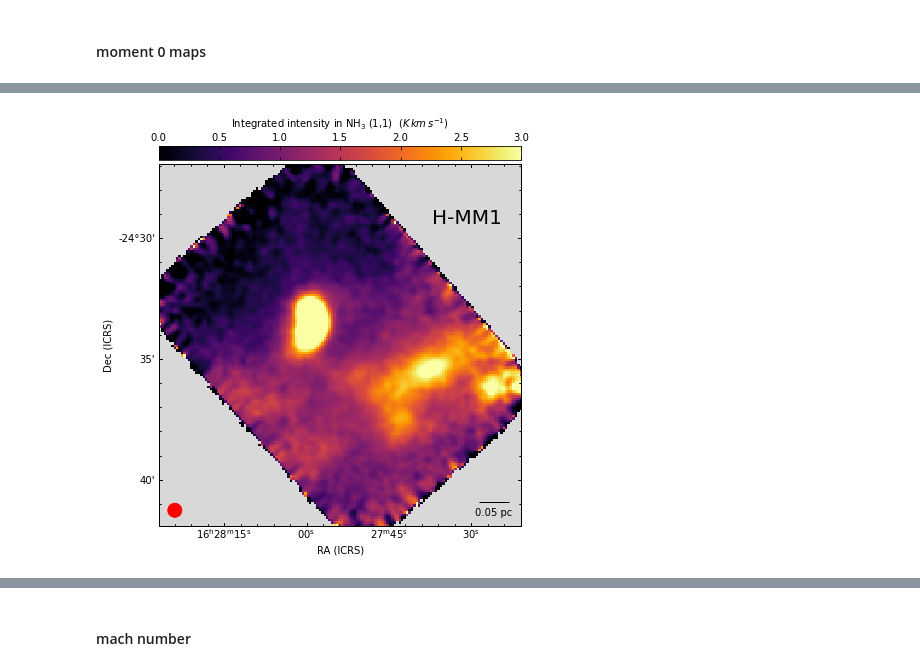
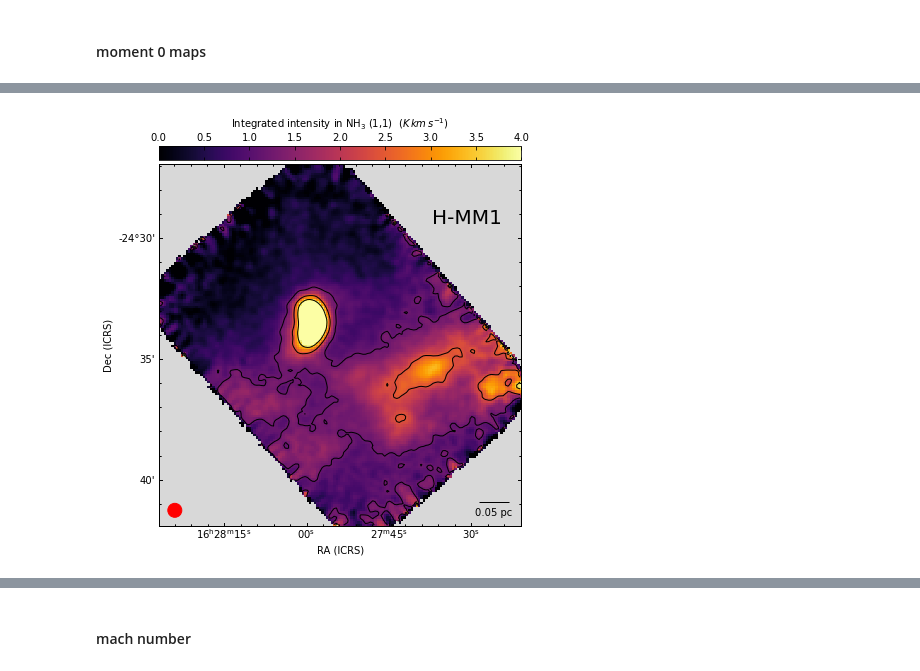
Before and after one commit to SpandanCh/H-MM1_extended_subsonic, a Jupyter notebook: make_figures.ipynb, the cells around one changed output, grey strips where cells are left out. Saved outputs shown, nothing was run; the diff lists cells and outputs as text; code cells hidden in the pictures.

Commit message:
snr levels in mom0 maps

```diff
--- a/make_figures.ipynb
+++ b/make_figures.ipynb
@@ -389,13 +389,13 @@ contour_color='k'
 cmap = plt.cm.get_cmap('inferno')
 cmap.set_bad('0.85')
 
-fig = setup_plot( fig, cmap=cmap, vmin=0, vmax=3, col_text = r'Integrated intensity in NH$_3$ (1,1)  ($K\,km\,s^{-1}$)',
+fig = setup_plot( fig, cmap=cmap, vmin=0, vmax=4, col_text = r'Integrated intensity in NH$_3$ (1,1)  ($K\,km\,s^{-1}$)',
                  beam_color='r', sclbr=0.05, x_txt=0.85, y_txt=0.85,lbl_text='H-MM1', label_col='k',
                  sclbr_clr='k', lbl_size=20)
 
 fig.beam.set_corner('bottom left')
 
-# fig.show_contour(para_map_dir + 'mach_number_1cmp_w_mask.fits', levels=[1], colors='k',linewidths=1)
+fig.show_contour(mom0_11_repr, levels=np.array([15, 30, 45])*0.08, colors='k',linewidths=1)
 
-fig.savefig(figs_dir + 'mom0_11_repr.pdf')
+# fig.savefig(figs_dir + 'mom0_11_repr_snr_contours.pdf')
 # %% [output]
@@ -403,4 +403,4 @@ INFO: Auto-setting resolution to 29.7915 dpi [aplpy.core]
-[figure, old version]
+[figure, new version]
 # %%
 mom0_22_repr[mom0_22_repr == 0] = np.nan
 
```
Also changed, not shown: parts of 4 cells of this notebook, 2 other files.
